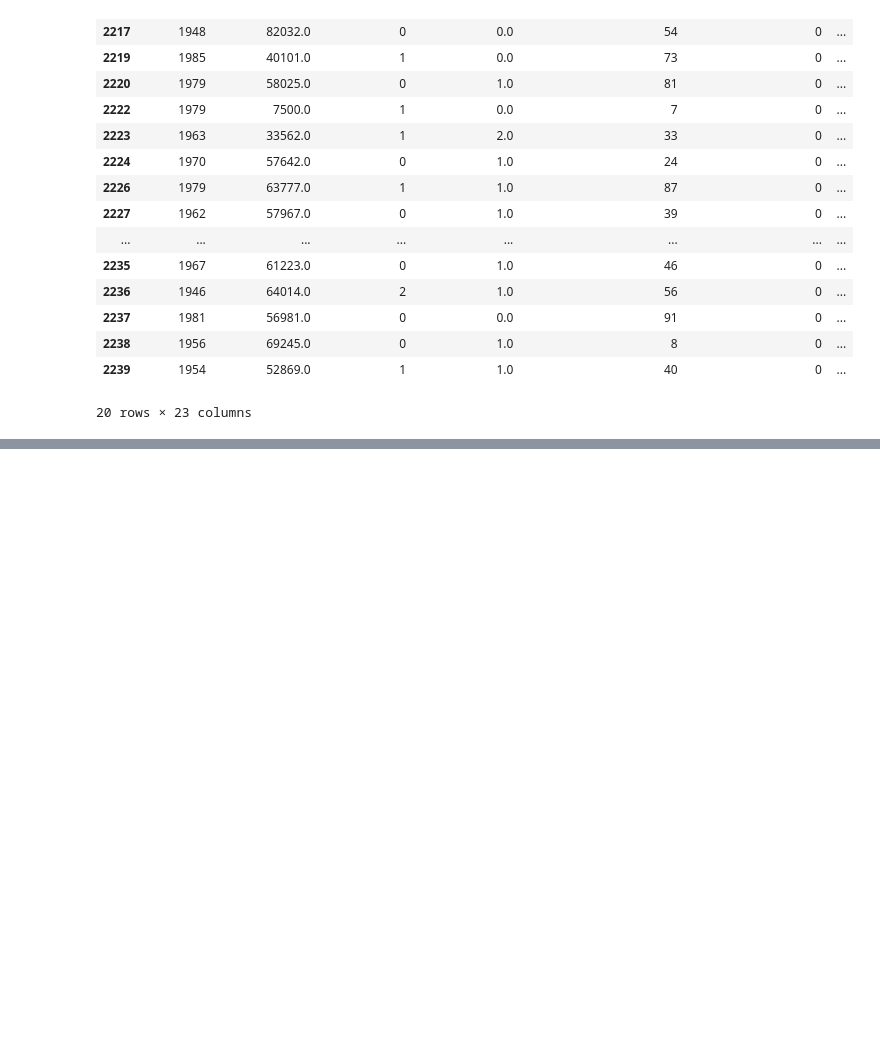
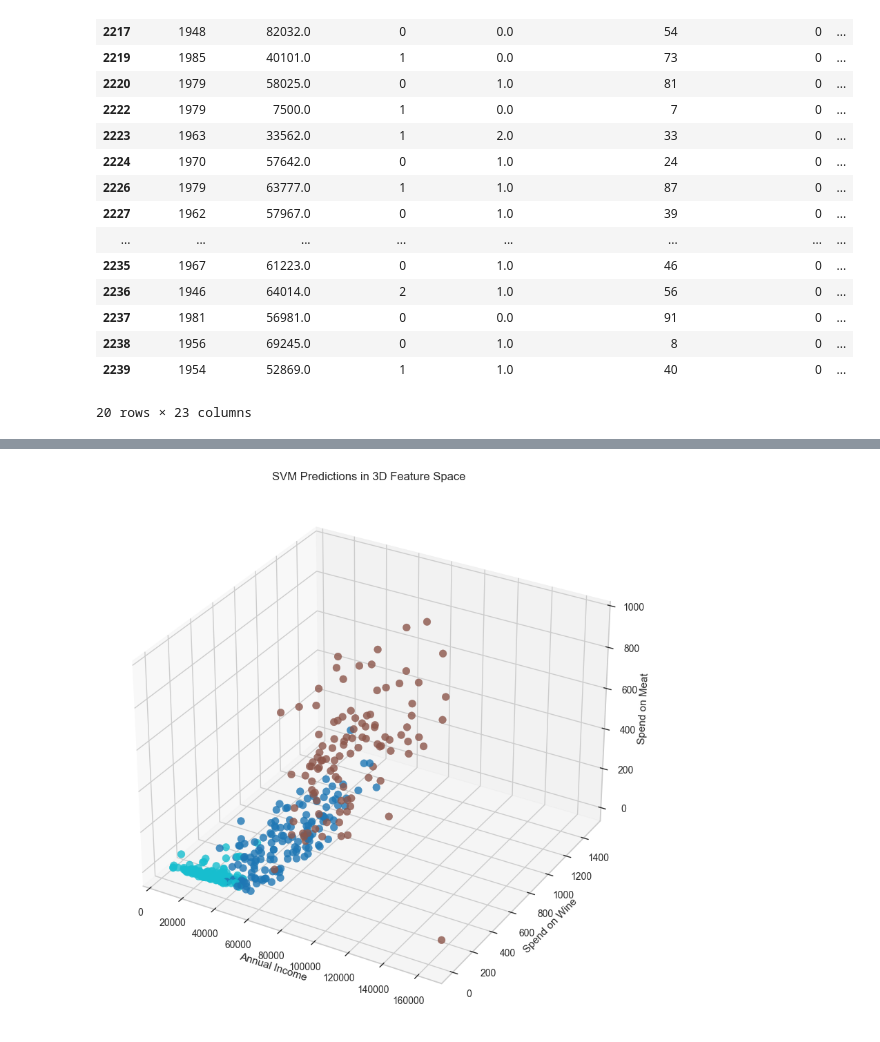
Before and after one commit to 0Ziad1/RetailSegmentation, a Jupyter notebook: RetailSegemetation.ipynb, the cells around one changed output, grey strips where cells are left out. Drawn from its saved outputs; the diff is of its cells as text; code cells hidden in the pictures; blank space fills up the shorter version.

```diff
--- a/RetailSegemetation.ipynb
+++ b/RetailSegemetation.ipynb
@@ -302,0 +418,24 @@ Silhouette Score: 0.607135560375563
+# %%
+from mpl_toolkits.mplot3d import Axes3D
+
+fig = plt.figure(figsize=(14,10))
+ax = fig.add_subplot(111, projection='3d')
+
+ax.scatter(
+    df_corr.loc[y_test.index, "annual_income"],
+    df_corr.loc[y_test.index, "spend_wine"],
+    df_corr.loc[y_test.index, "spend_meat"],
+    c=y_pred,
+    cmap="tab10",
+    s=60,
+    alpha=0.8
+)
+
+ax.set_xlabel("Annual Income")
+ax.set_ylabel("Spend on Wine")
+ax.set_zlabel("Spend on Meat")
+ax.set_title("SVM Predictions in 3D Feature Space")
+
+plt.show()
+# %% [output]
+[figure, added]
```
Also changed, not shown: parts of 10 cells of this notebook.
